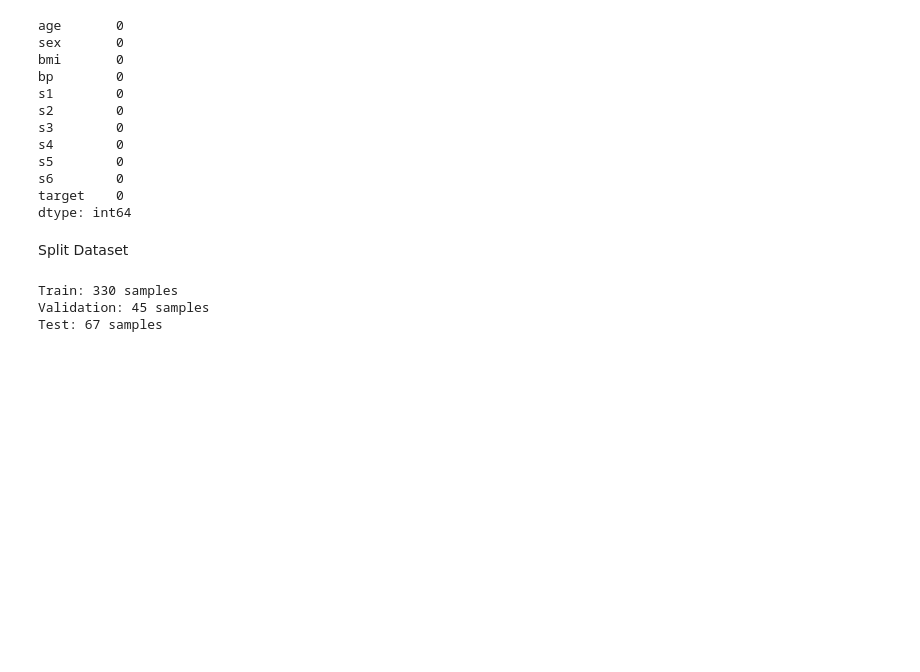
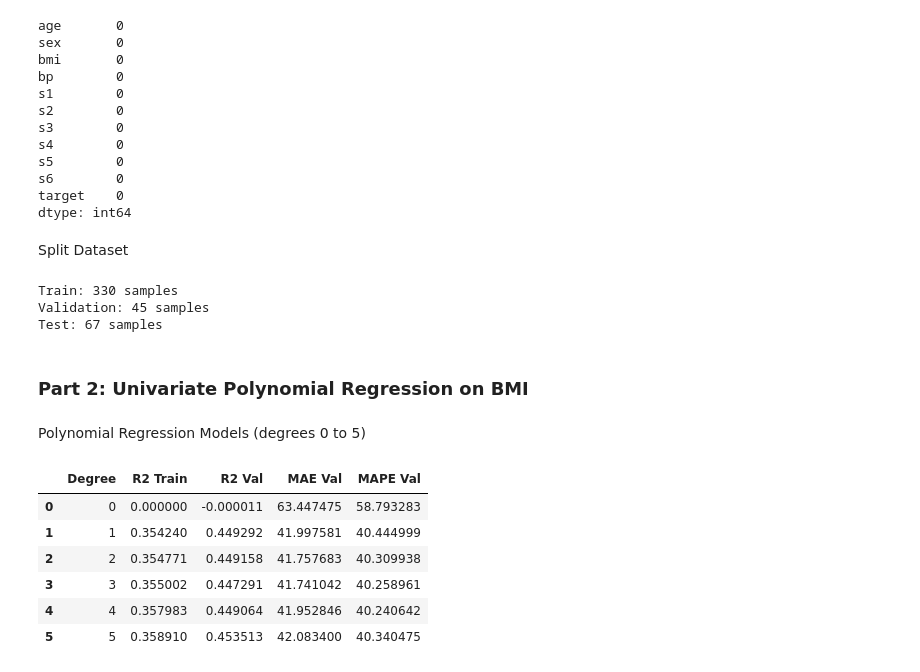
Before and after one commit to Yogesh-333/Practical-Lab-2---Foundations-of-Machine-Learning-Frameworks-, a Jupyter notebook: lab2.ipynb, the cells around one changed output. Cells and saved outputs as stored; diff of their text form; code cells hidden in the pictures; blank space fills up the shorter version.

```diff
--- a/lab2.ipynb
+++ b/lab2.ipynb
@@ -120,3 +123,50 @@ print(f'Test: {X_test.shape[0]} samples')
 Train: 330 samples
 Validation: 45 samples
 Test: 67 samples
+# %% [markdown]
+### Part 2: Univariate Polynomial Regression on BMI
+# %% [markdown]
+Polynomial Regression Models (degrees 0 to 5)
+# %%
+# Only BMI feature
+X_train_bmi = X_train[['bmi']]
+X_val_bmi = X_val[['bmi']]
+X_test_bmi = X_test[['bmi']]
+
+results = []
+
+for degree in range(6):
+    poly = PolynomialFeatures(degree=degree)
+    X_train_poly = poly.fit_transform(X_train_bmi)
+    X_val_poly = poly.transform(X_val_bmi)
+
+    model = LinearRegression()
+    model.fit(X_train_poly, y_train)
+
+    # Predictions
+    y_train_pred = model.predict(X_train_poly)
+    y_val_pred = model.predict(X_val_poly)
+
+    # Metrics
+    r2_train = r2_score(y_train, y_train_pred)
+    r2_val = r2_score(y_val, y_val_pred)
+    mae_val = mean_absolute_error(y_val, y_val_pred)
+    mape_val = np.mean(np.abs((y_val - y_val_pred) / y_val)) * 100
+
+    results.append({
+        'Degree': degree,
+        'R2 Train': r2_train,
+        'R2 Val': r2_val,
+        'MAE Val': mae_val,
+        'MAPE Val': mape_val
+    })
+
+pd.DataFrame(results)
+# %% [output]
+|  | Degree | R2 Train | R2 Val | MAE Val | MAPE Val |
+| 0 | 0 | 0.000000 | -0.000011 | 63.447475 | 58.793283 |
+| 1 | 1 | 0.354240 | 0.449292 | 41.997581 | 40.444999 |
+| 2 | 2 | 0.354771 | 0.449158 | 41.757683 | 40.309938 |
+| 3 | 3 | 0.355002 | 0.447291 | 41.741042 | 40.258961 |
+| 4 | 4 | 0.357983 | 0.449064 | 41.952846 | 40.240642 |
+| 5 | 5 | 0.358910 | 0.453513 | 42.083400 | 40.340475 |
```
Also changed, not shown: parts of 1 cell of this notebook.
